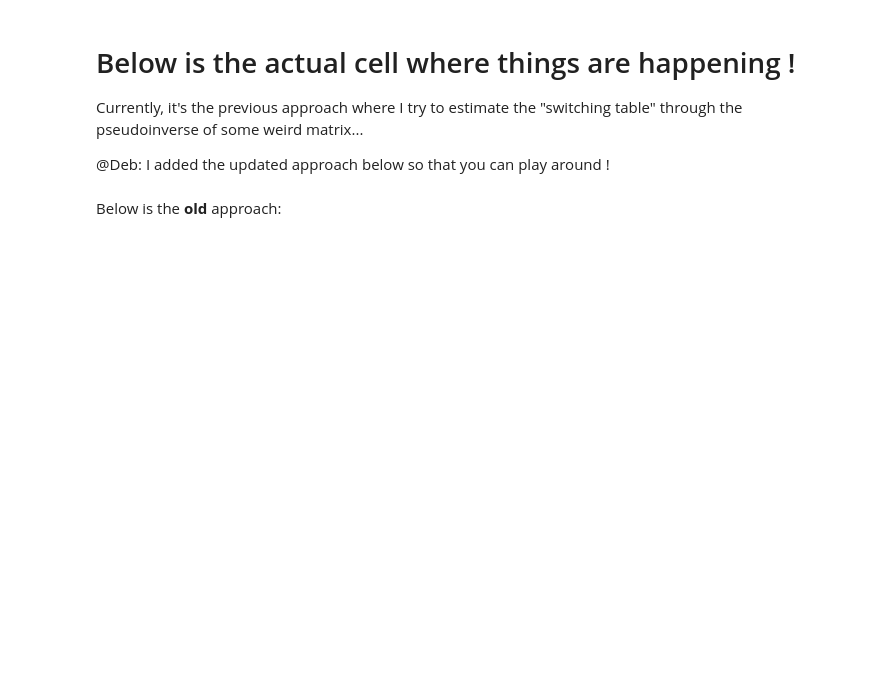
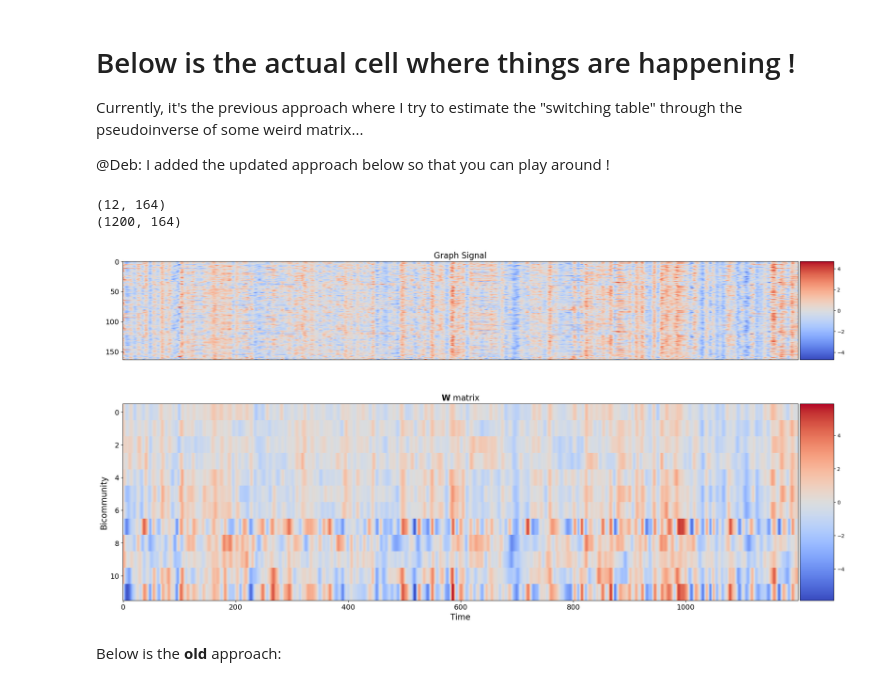
Before and after one commit to acionca/Bimodularity, a Jupyter notebook: bicom-signals-brain.ipynb, the cells around one changed output. Saved outputs shown, nothing was run; the diff lists cells and outputs as text; code cells hidden in the pictures; blank space fills up the shorter version.

```diff
--- a/bicom-signals-brain.ipynb
+++ b/bicom-signals-brain.ipynb
@@ -430,35 +468,39 @@ x_concat = np.concatenate([nodal_fmri.T, nodal_fmri.T]).T
 # Concatenating x_{t} and x_{t} for each timepoint with x_{t} and x_{t+1} in between
 # x_concat = np.zeros((2*ntimepoints-1, 2*len(graph)))
 # x_concat[::2] = np.concatenate([nodal_fmri.T, nodal_fmri.T]).T
 # x_concat[1::2] = np.concatenate([nodal_fmri[:-1].T, nodal_fmri[ 1:].T]).T
 print(x_concat.shape)
 proj_signals = np.array([C_pinv @ x_t for x_t in x_concat])
 
 fig, axes = plt.subplots(nrows=2, figsize=(25, 12), gridspec_kw={"hspace":0.3, "height_ratios":[1, 2]})
 
 axes[0].set_title("Graph Signal", fontsize=16)
 maxval = np.abs(x_concat).max()
 axes[0].imshow(x_concat.T, aspect="auto", cmap="coolwarm", interpolation="none", vmin=-maxval, vmax=maxval)
 
 axes[0].set_xticks([])
 axes[0].tick_params(labelsize=14)
 plot.add_cbar(fig, axes[0])
 
 maxval = proj_signals.max()
 minval = -maxval
 
 axes[1].set_title("$\mathbf{W}$ matrix", fontsize=16)
 ax = axes[1]
 ax.imshow(proj_signals.T, cmap="coolwarm", vmin=minval, vmax=maxval, aspect="auto", interpolation="none")
 
-ax.scatter(np.arange(len(paradygm)-1), [-2]*(len(paradygm)-1), s=20, marker="s",
-            c=paradygm[:-1], cmap=para_cmap)
+# ax.scatter(np.arange(len(paradygm)-1), [-2]*(len(paradygm)-1), s=20, marker="s",
+#             c=paradygm[:-1], cmap=para_cmap)
 
 ax.tick_params(labelsize=14)
 ax.set_xlabel("Time", fontsize=16)
 # ax.set_xlim(-0.9, n_timepoints-1.1)
 ax.set_ylabel("Bicommunity", fontsize=16)
 _ = plot.add_cbar(fig, ax)
+# %% [output]
+(12, 164)
+(1200, 164)
+[figure, added]
 # %% [markdown]
 Below is the **old** approach:
 # %%
```
Also changed, not shown: parts of 17 cells of this notebook, 6 other files.
